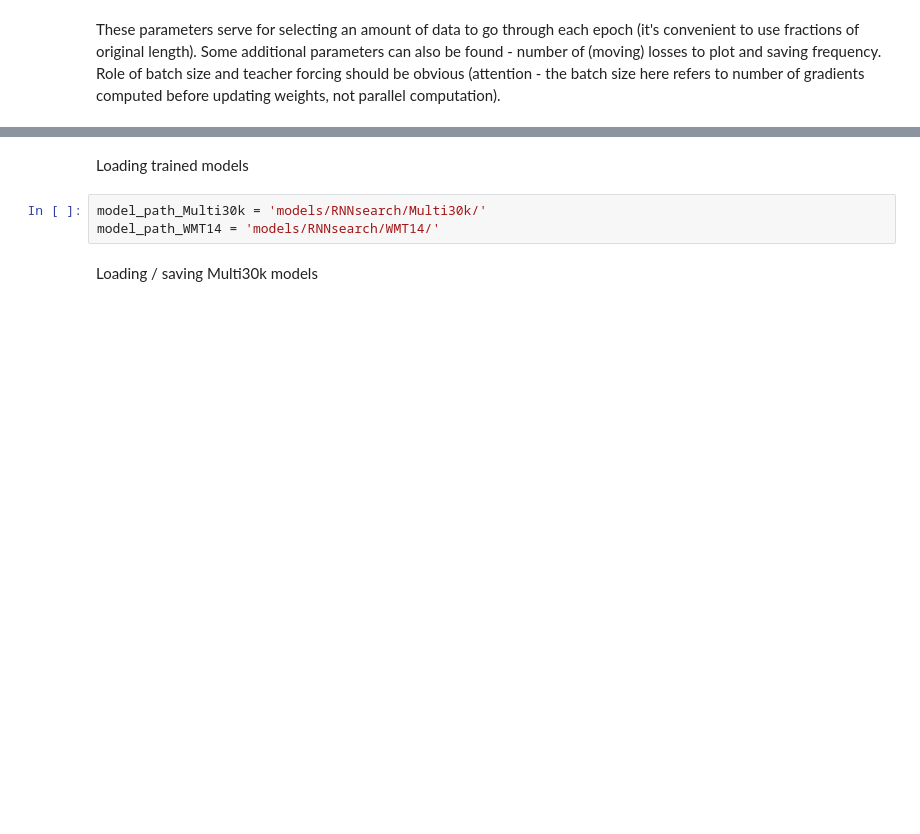
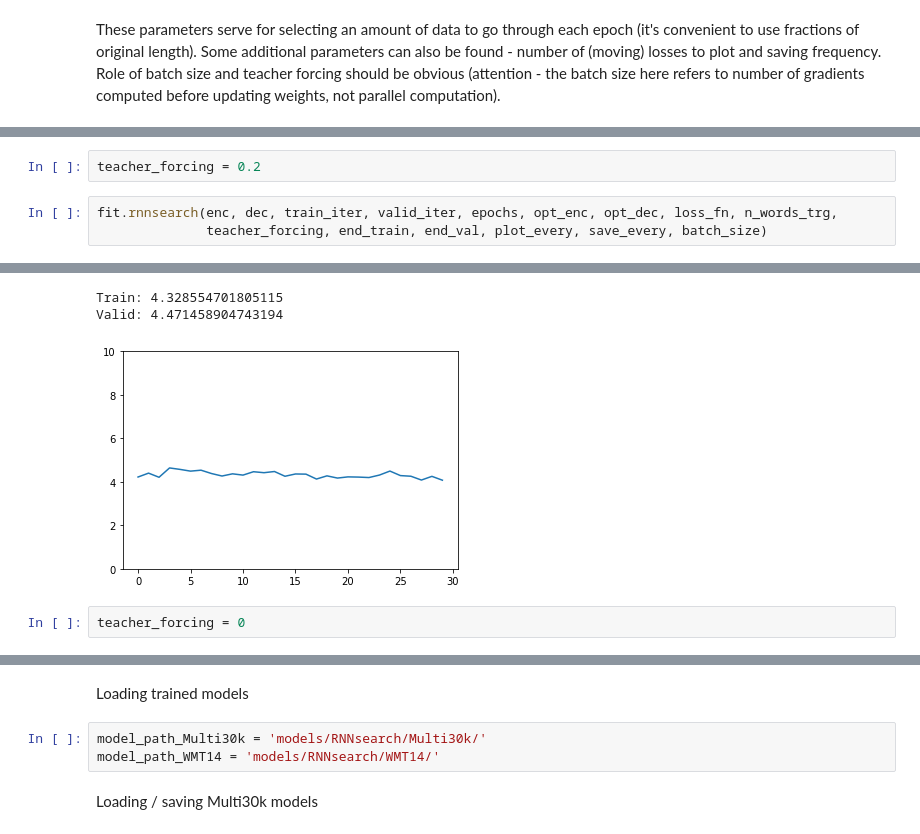
Before and after one commit to rumaak/exploring_machine_translation, a Jupyter notebook: Machine translation.ipynb, the cells around one changed output, grey strips where cells are left out. Cells and saved outputs as stored; diff of their text form; blank space fills up the shorter version.

```diff
--- a/Machine translation.ipynb
+++ b/Machine translation.ipynb
@@ -277,0 +371,6 @@ Well, this seems pretty bad for a model that should have outperformed lstm rnn.
+# %%
+teacher_forcing = 0.2
+# %%
+fit.rnnsearch(enc, dec, train_iter, valid_iter, epochs, opt_enc, opt_dec, loss_fn, n_words_trg,
+              teacher_forcing, end_train, end_val, plot_every, save_every, batch_size)
+# %% [output]
@@ -277,0 +378,5 @@ Well, this seems pretty bad for a model that should have outperformed lstm rnn.
+Train: 4.328554701805115
+Valid: 4.471458904743194
+[figure, added]
+# %%
+teacher_forcing = 0
```
Also changed, not shown: parts of 56 cells of this notebook, 8 other files.
